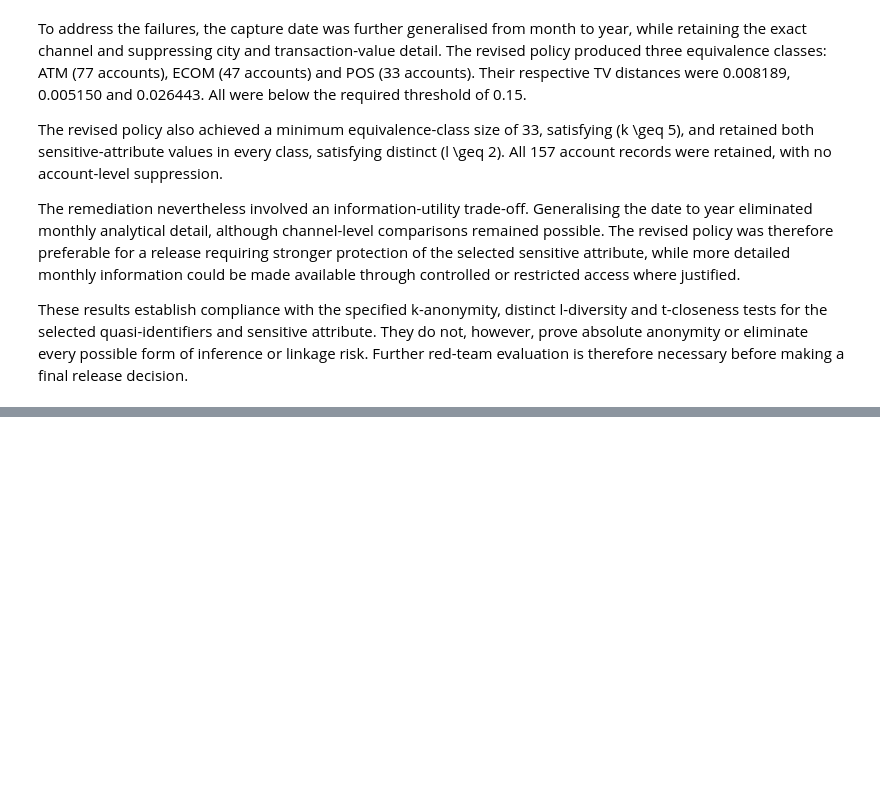
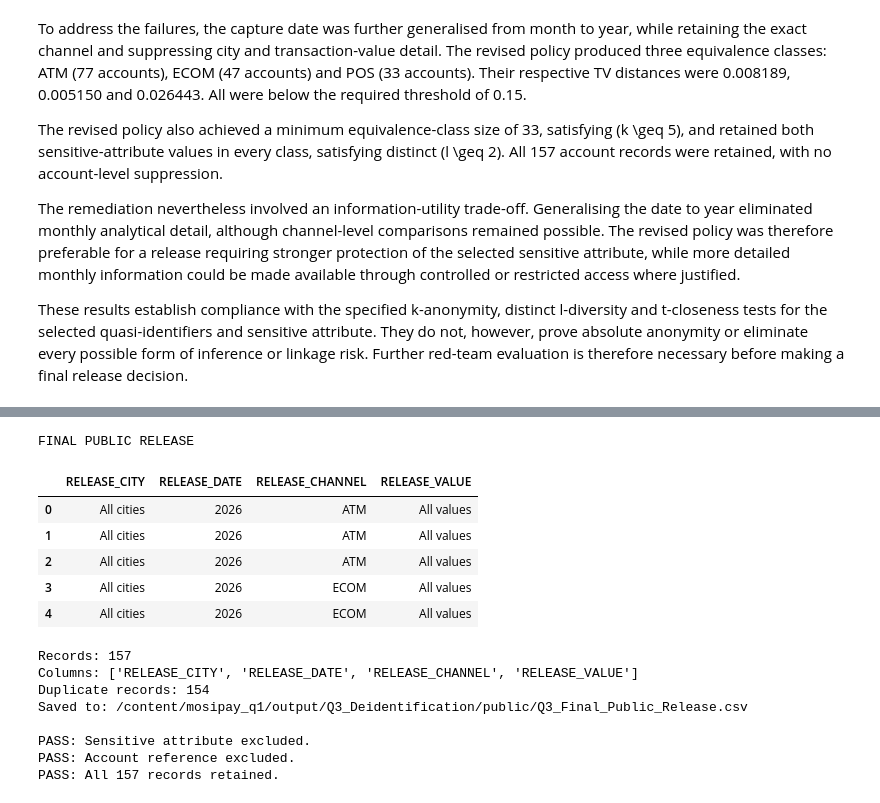
Before and after one commit to ictnsofu/ICD_5211_Data_Privacy_kampamba_nsofu_202609988, a Jupyter notebook: 202609988_Kampamba_Nsofu_ICD_5211.ipynb, the cells around one changed output, grey strips where cells are left out. Drawn from its saved outputs; the diff is of its cells as text; code cells hidden in the pictures; blank space fills up the shorter version.

```diff
--- a/202609988_Kampamba_Nsofu_ICD_5211.ipynb
+++ b/202609988_Kampamba_Nsofu_ICD_5211.ipynb
@@ -6936,0 +7261,65 @@ These results establish compliance with the specified k-anonymity, distinct l-di
+# %%
+# ---------------------------------------------------------
+# Q3: Prepare the final public-release dataset
+# ---------------------------------------------------------
+
+from pathlib import Path
+
+Q3_DIR = Path("/content/mosipay_q1/output/Q3_Deidentification")
+EVIDENCE_DIR = Q3_DIR / "evidence"
+PUBLIC_DIR = Q3_DIR / "public"
+RESTRICTED_DIR = Q3_DIR / "restricted"
+
+PUBLIC_DIR.mkdir(parents=True, exist_ok=True)
+
+# Retain only the approved generalised quasi-identifiers.
+public_release = remediated_release_candidate[
+    [
+        "RELEASE_CITY",
+        "RELEASE_DATE",
+        "RELEASE_CHANNEL",
+        "RELEASE_VALUE"
+    ]
+].copy()
+
+# Verify that direct and sensitive identifiers are excluded.
+assert "ACCOUNT_REF" not in public_release.columns
+assert "SENSITIVE_DECLINED" not in public_release.columns
+
+# Verify record coverage and generalisation.
+assert len(public_release) == 157
+assert public_release["RELEASE_CITY"].eq("All cities").all()
+assert public_release["RELEASE_DATE"].eq("2026").all()
+assert public_release["RELEASE_VALUE"].eq("All values").all()
+
+# Save the public version separately.
+public_path = PUBLIC_DIR / "Q3_Final_Public_Release.csv"
+public_release.to_csv(public_path, index=False)
+
+print("FINAL PUBLIC RELEASE")
+display(public_release.head())
+
+print("\nRecords:", len(public_release))
+print("Columns:", public_release.columns.tolist())
+print("Duplicate records:", public_release.duplicated().sum())
+print("Saved to:", public_path)
+
+print("\nPASS: Sensitive attribute excluded.")
+print("PASS: Account reference excluded.")
+print("PASS: All 157 records retained.")
+# %% [output]
+FINAL PUBLIC RELEASE
+|  | RELEASE_CITY | RELEASE_DATE | RELEASE_CHANNEL | RELEASE_VALUE |
+| 0 | All cities | 2026 | ATM | All values |
+| 1 | All cities | 2026 | ATM | All values |
+| 2 | All cities | 2026 | ATM | All values |
+| 3 | All cities | 2026 | ECOM | All values |
+| 4 | All cities | 2026 | ECOM | All values |
+Records: 157
+Columns: ['RELEASE_CITY', 'RELEASE_DATE', 'RELEASE_CHANNEL', 'RELEASE_VALUE']
+Duplicate records: 154
+Saved to: /content/mosipay_q1/output/Q3_Deidentification/public/Q3_Final_Public_Release.csv
+
+PASS: Sensitive attribute excluded.
+PASS: Account reference excluded.
+PASS: All 157 records retained.
```
Also changed, not shown: parts of 12 cells of this notebook.
